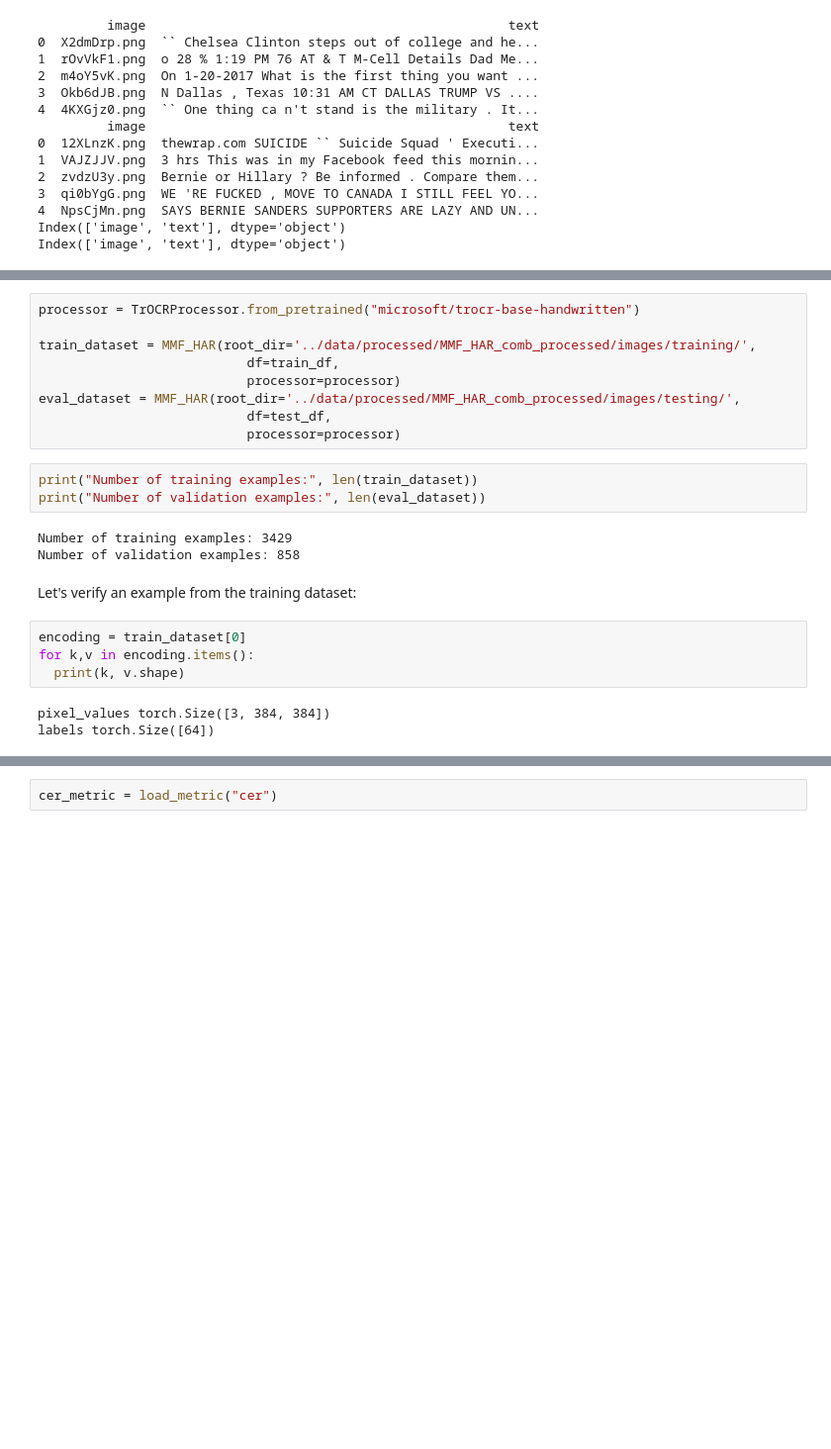
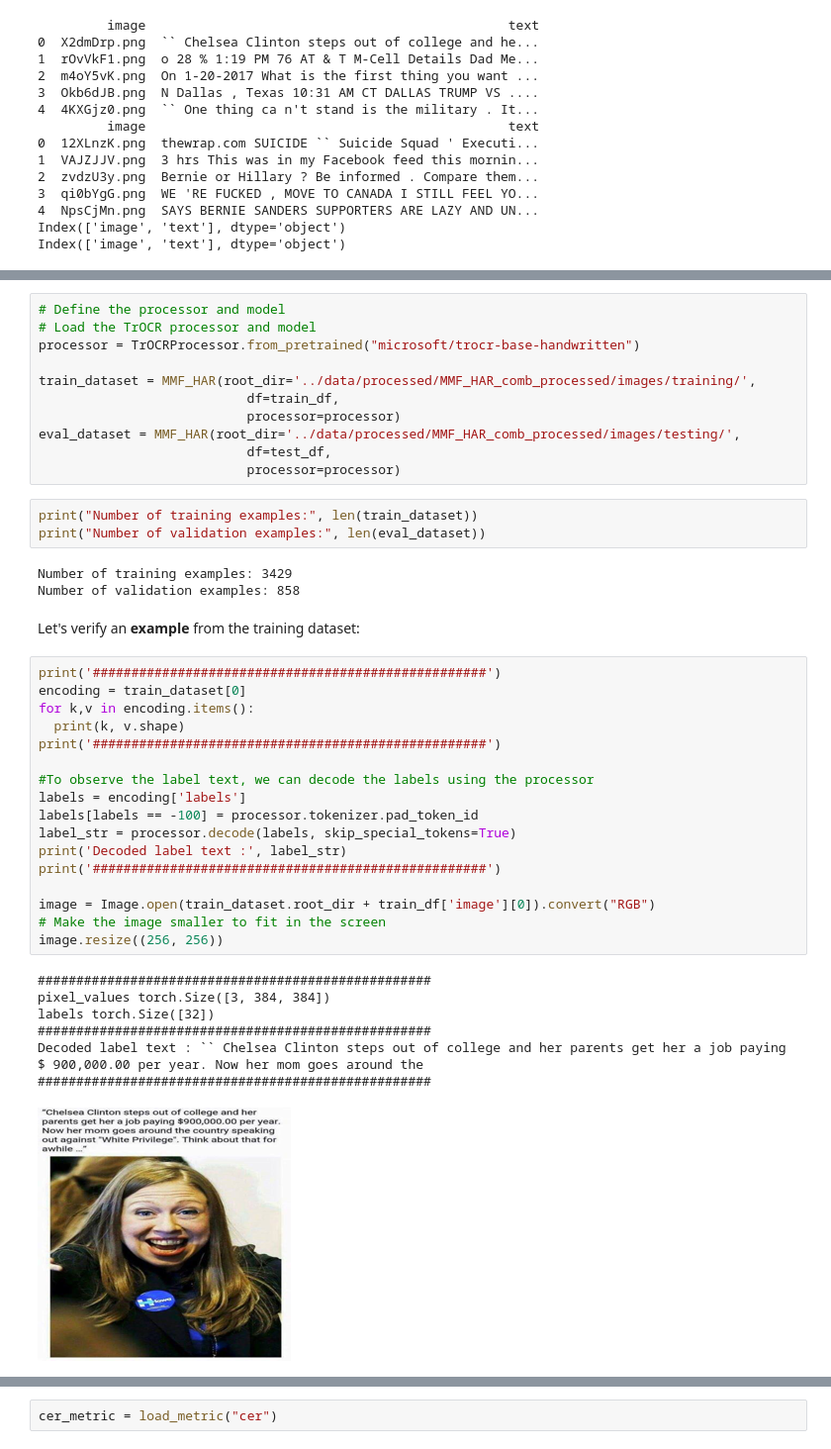
Before and after one commit to Amene-Gafsi/NoHateZone, a Jupyter notebook: Fine_tuning_TrOCR/Fine_tune_TrOCR_with_HarMeme.ipynb, the cells around one changed output, grey strips where cells are left out. Shown: that part at 99% size. Drawn from its saved outputs; the diff is of its cells as text; blank space fills up the shorter version.

```diff
--- a/Fine_tuning_TrOCR/Fine_tune_TrOCR_with_HarMeme.ipynb
+++ b/Fine_tuning_TrOCR/Fine_tune_TrOCR_with_HarMeme.ipynb
@@ -79,4 +59,6 @@ class MMF_HAR(Dataset):
 # %%
+# Define the processor and model
+# Load the TrOCR processor and model
 processor = TrOCRProcessor.from_pretrained("microsoft/trocr-base-handwritten")
 
 train_dataset = MMF_HAR(root_dir='../data/processed/MMF_HAR_comb_processed/images/training/',
@@ -92,11 +74,29 @@ print("Number of validation examples:", len(eval_dataset))
 Number of training examples: 3429
 Number of validation examples: 858
 # %% [markdown]
-Let's verify an example from the training dataset:
+Let's verify an **example** from the training dataset:
 # %%
+print('###################################################')
 encoding = train_dataset[0]
 for k,v in encoding.items():
   print(k, v.shape)
+print('###################################################')
+
+#To observe the label text, we can decode the labels using the processor
+labels = encoding['labels']
+labels[labels == -100] = processor.tokenizer.pad_token_id
+label_str = processor.decode(labels, skip_special_tokens=True)
+print('Decoded label text :', label_str)
+print('###################################################')
+
+image = Image.open(train_dataset.root_dir + train_df['image'][0]).convert("RGB")
+# Make the image smaller to fit in the screen
+image.resize((256, 256))
 # %% [output]
+###################################################
 pixel_values torch.Size([3, 384, 384])
-labels torch.Size([64])
+labels torch.Size([32])
+###################################################
+Decoded label text : `` Chelsea Clinton steps out of college and her parents get her a job paying $ 900,000.00 per year. Now her mom goes around the
+###################################################
+[figure, added]
```
Also changed, not shown: parts of 20 cells of this notebook, 8 other files.
